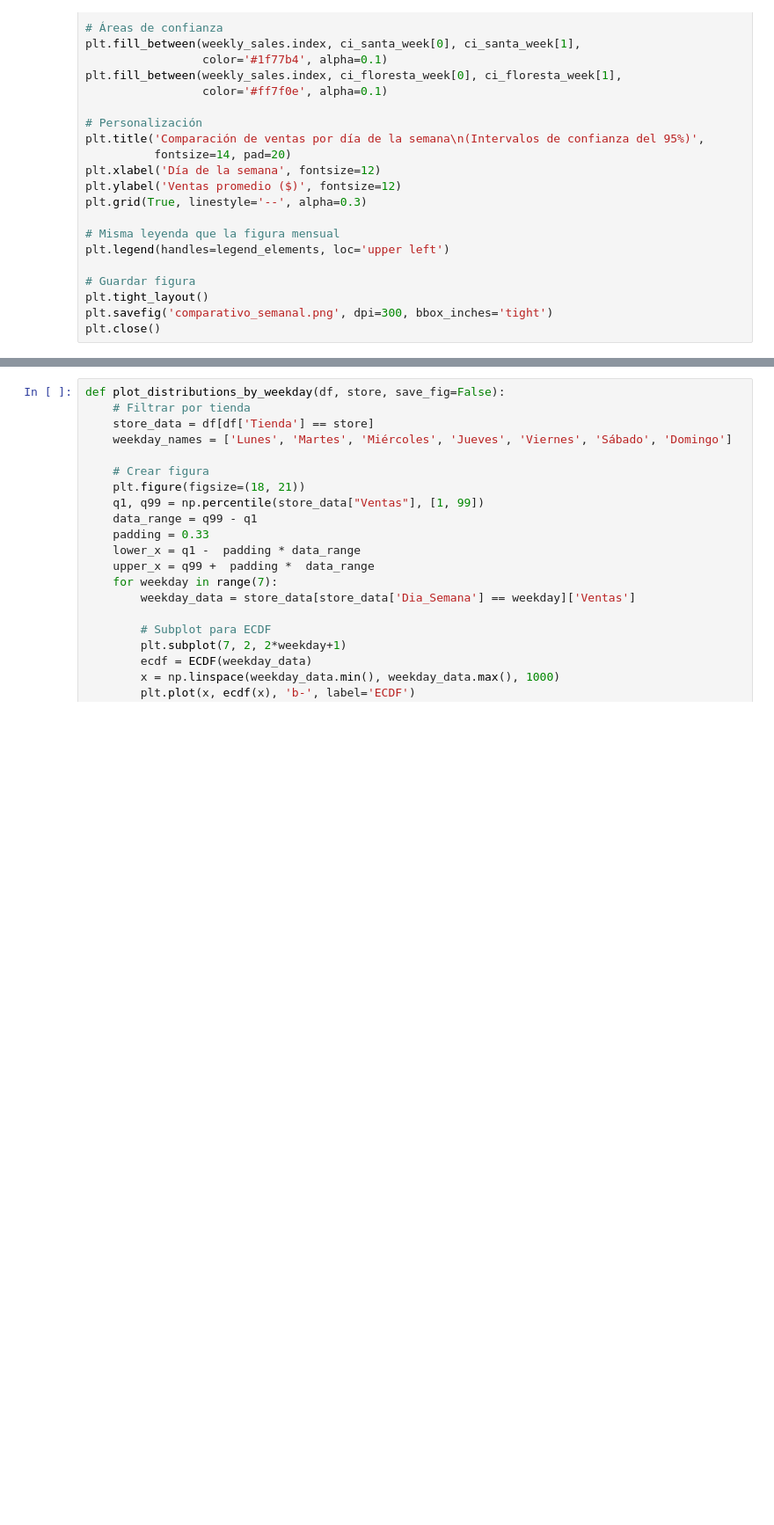
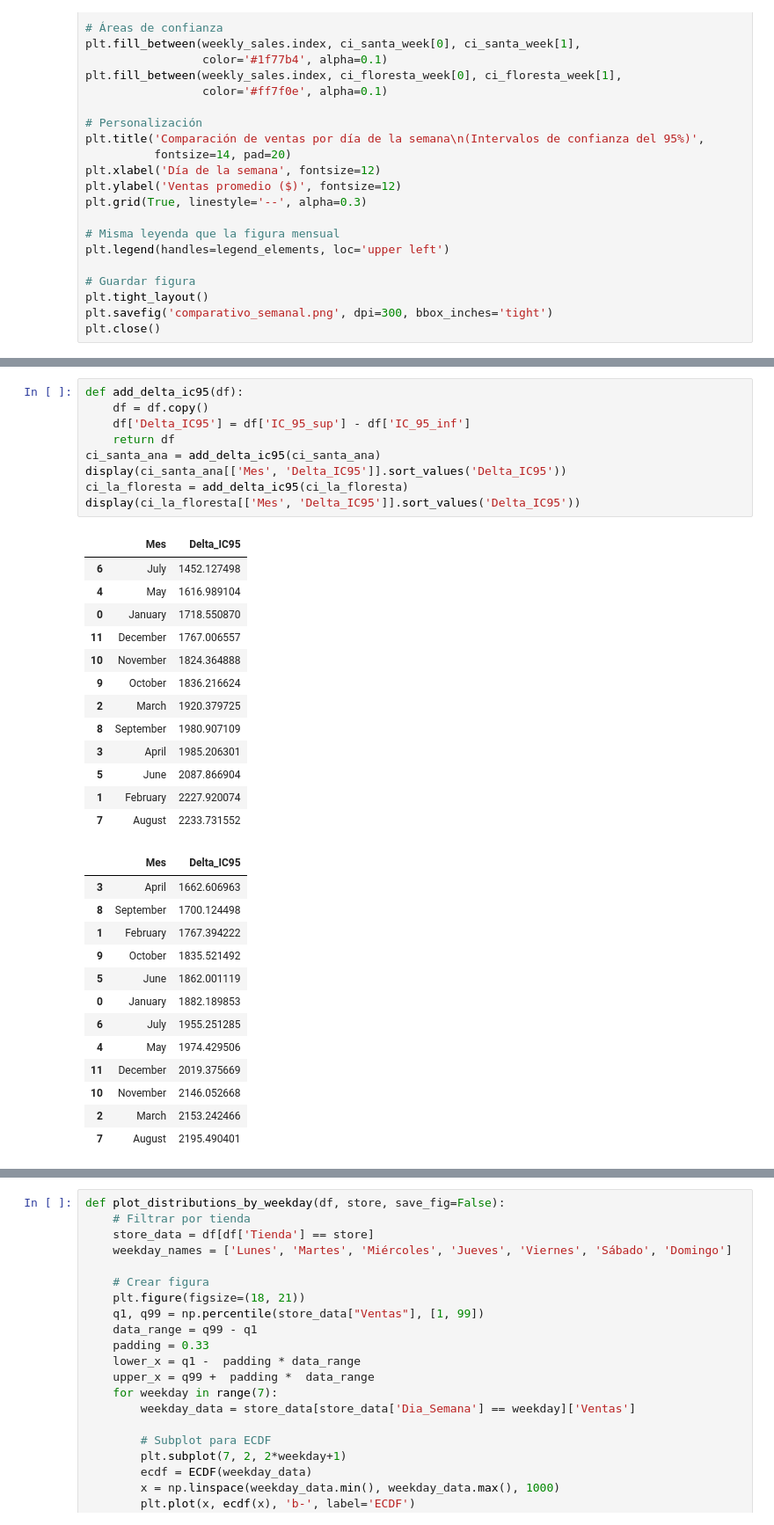
Before and after one commit to pablobrahim/TP_PEIA, a Jupyter notebook: TP_PEIA.ipynb, the cells around one changed output, grey strips where cells are left out. Shown at 88% size. Cells and saved outputs as stored; diff of their text form; blank space fills up the shorter version.

```diff
--- a/TP_PEIA.ipynb
+++ b/TP_PEIA.ipynb
@@ -272,0 +294,36 @@ Intervalos de confianza por mes - La Floresta
+# %%
+def add_delta_ic95(df):
+    df = df.copy()
+    df['Delta_IC95'] = df['IC_95_sup'] - df['IC_95_inf']
+    return df
+ci_santa_ana = add_delta_ic95(ci_santa_ana)
+display(ci_santa_ana[['Mes', 'Delta_IC95']].sort_values('Delta_IC95'))
+ci_la_floresta = add_delta_ic95(ci_la_floresta)
+display(ci_la_floresta[['Mes', 'Delta_IC95']].sort_values('Delta_IC95'))
+# %% [output]
+|  | Mes | Delta_IC95 |
+| 6 | July | 1452.127498 |
+| 4 | May | 1616.989104 |
+| 0 | January | 1718.550870 |
+| 11 | December | 1767.006557 |
+| 10 | November | 1824.364888 |
+| 9 | October | 1836.216624 |
+| 2 | March | 1920.379725 |
+| 8 | September | 1980.907109 |
+| 3 | April | 1985.206301 |
+| 5 | June | 2087.866904 |
+| 1 | February | 2227.920074 |
+| 7 | August | 2233.731552 |
+|  | Mes | Delta_IC95 |
+| 3 | April | 1662.606963 |
+| 8 | September | 1700.124498 |
+| 1 | February | 1767.394222 |
+| 9 | October | 1835.521492 |
+| 5 | June | 1862.001119 |
+| 0 | January | 1882.189853 |
+| 6 | July | 1955.251285 |
+| 4 | May | 1974.429506 |
+| 11 | December | 2019.375669 |
+| 10 | November | 2146.052668 |
+| 2 | March | 2153.242466 |
+| 7 | August | 2195.490401 |
```
Also changed, not shown: parts of 4 cells of this notebook, 3 other files.
